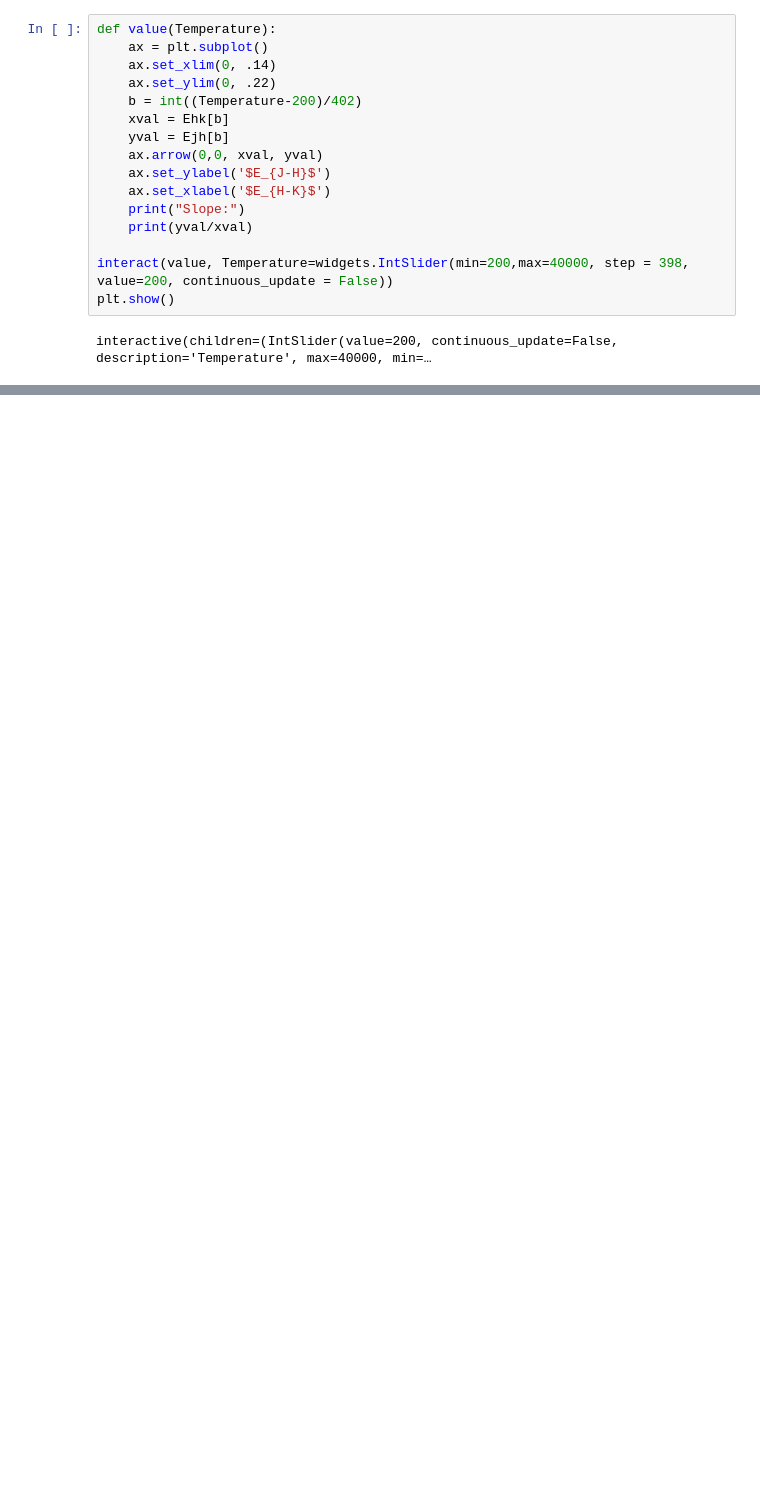
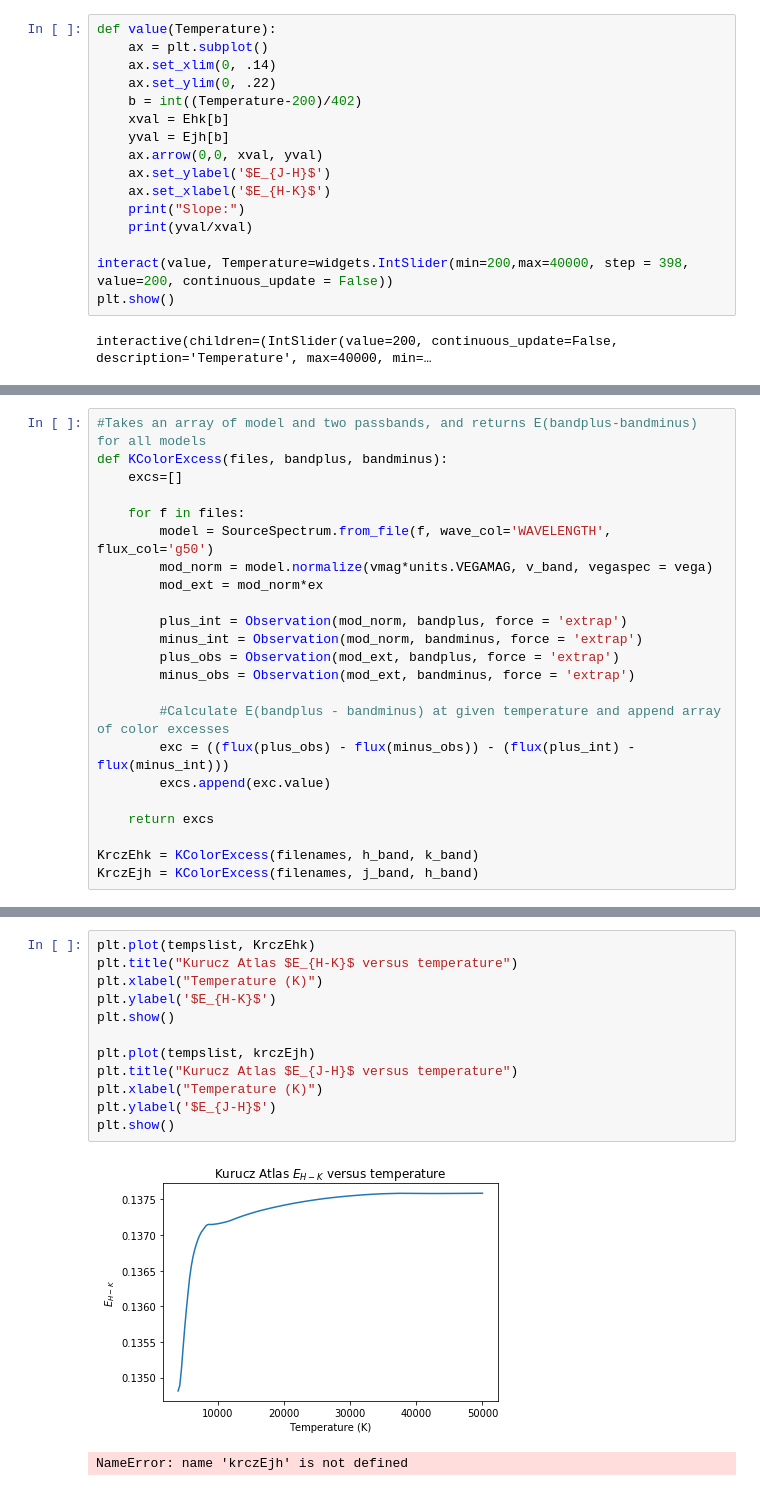
Before and after one commit to aidantmcb/dust_extinction_temperature, a Jupyter notebook: DustExtinctionNotebook.ipynb, the cells around one changed output, grey strips where cells are left out. Saved outputs shown, nothing was run; the diff lists cells and outputs as text; blank space fills up the shorter version.

Commit message:
Added Kurucz Atlas component of the notebook, and created a .gitignore.

```diff
--- a/DustExtinctionNotebook.ipynb
+++ b/DustExtinctionNotebook.ipynb
@@ -152,0 +198,23 @@ a model spectrum to be selected within a synphot expression, using a special ope
+# %%
+#Takes an array of model and two passbands, and returns E(bandplus-bandminus) for all models
+def KColorExcess(files, bandplus, bandminus):
+    excs=[]
+
+    for f in files:
+        model = SourceSpectrum.from_file(f, wave_col='WAVELENGTH', flux_col='g50')
+        mod_norm = model.normalize(vmag*units.VEGAMAG, v_band, vegaspec = vega)
+        mod_ext = mod_norm*ex
+
+        plus_int = Observation(mod_norm, bandplus, force = 'extrap')
+        minus_int = Observation(mod_norm, bandminus, force = 'extrap')
+        plus_obs = Observation(mod_ext, bandplus, force = 'extrap')
+        minus_obs = Observation(mod_ext, bandminus, force = 'extrap')
+
+        #Calculate E(bandplus - bandminus) at given temperature and append array of color excesses
+        exc = ((flux(plus_obs) - flux(minus_obs)) - (flux(plus_int) - flux(minus_int)))
+        excs.append(exc.value)
+
+    return excs
+
+KrczEhk = KColorExcess(filenames, h_band, k_band)
+KrczEjh = KColorExcess(filenames, j_band, h_band)
@@ -152,0 +225,15 @@ a model spectrum to be selected within a synphot expression, using a special ope
+# %%
+plt.plot(tempslist, KrczEhk)
+plt.title("Kurucz Atlas $E_{H-K}$ versus temperature")
+plt.xlabel("Temperature (K)")
+plt.ylabel('$E_{H-K}$')
+plt.show()
+
+plt.plot(tempslist, krczEjh)
+plt.title("Kurucz Atlas $E_{J-H}$ versus temperature")
+plt.xlabel("Temperature (K)")
+plt.ylabel('$E_{J-H}$')
+plt.show()
+# %% [output]
+[figure, added]
+NameError: name 'krczEjh' is not defined
```
Also changed, not shown: parts of 9 cells of this notebook, 1 other file.
